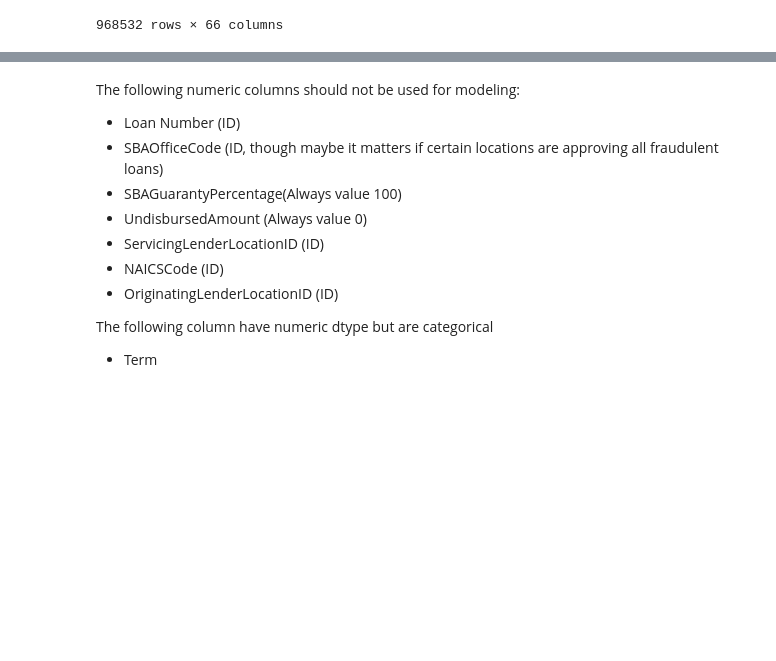
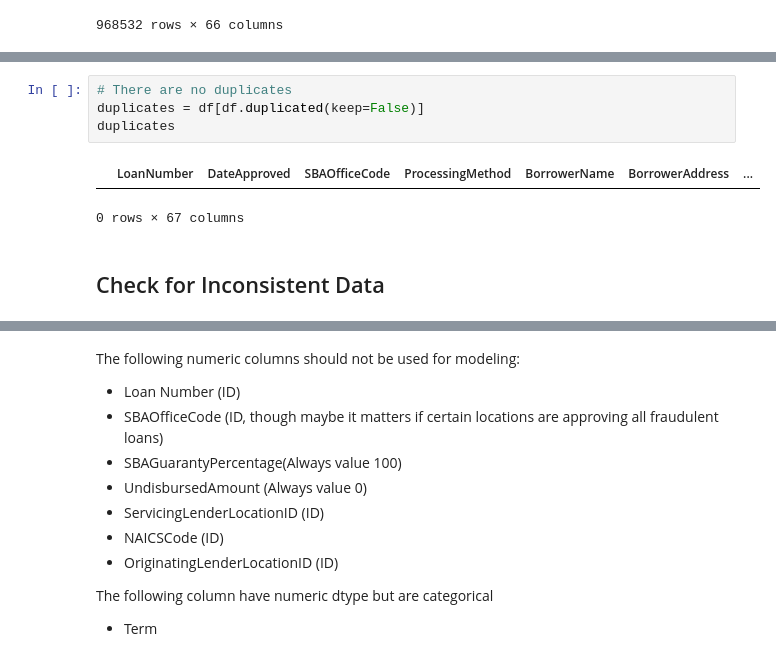
Before and after one commit to calebhadley1/Module-B-semester-2, a Jupyter notebook: OMDS-ModB2-Week4-Hadley-Caleb.ipynb, the cells around one changed output, grey strips where cells are left out. Cells and saved outputs as stored; diff of their text form; blank space fills up the shorter version.

```diff
--- a/OMDS-ModB2-Week4-Hadley-Caleb.ipynb
+++ b/OMDS-ModB2-Week4-Hadley-Caleb.ipynb
@@ -229,0 +244,9 @@ Series([], Name: BorrowerName, dtype: object)
+# %%
+# There are no duplicates
+duplicates = df[df.duplicated(keep=False)]
+duplicates
+# %% [output]
+|  | LoanNumber | DateApproved | SBAOfficeCode | ProcessingMethod | BorrowerName | BorrowerAddress | ... |
+0 rows × 67 columns
+# %% [markdown]
+## Check for Inconsistent Data
```
Also changed, not shown: parts of 26 cells of this notebook.
